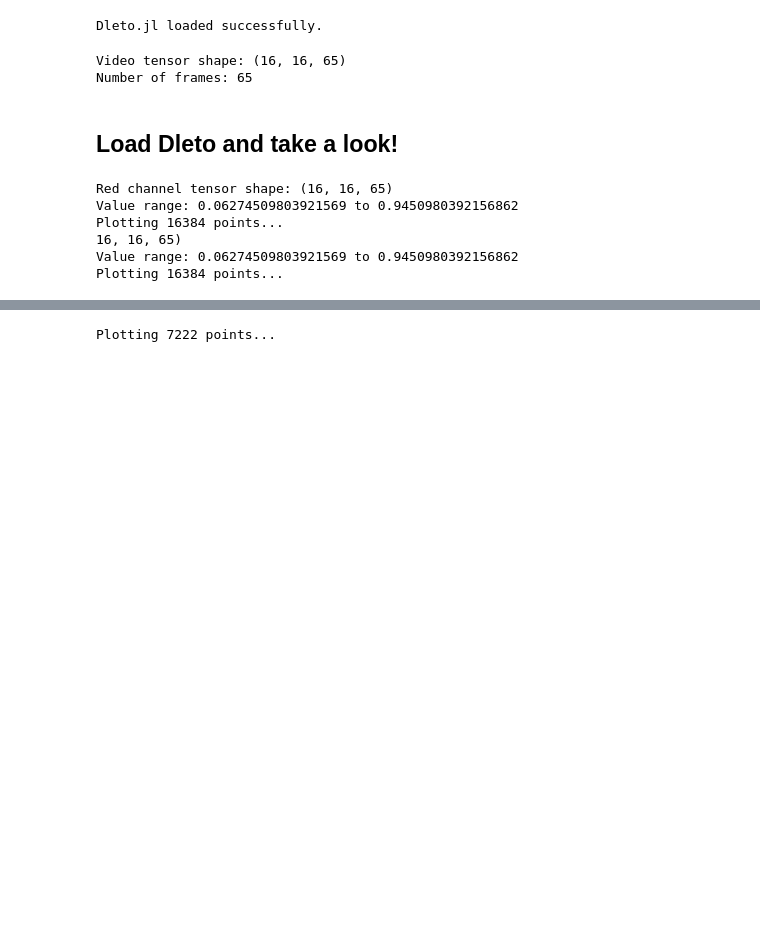
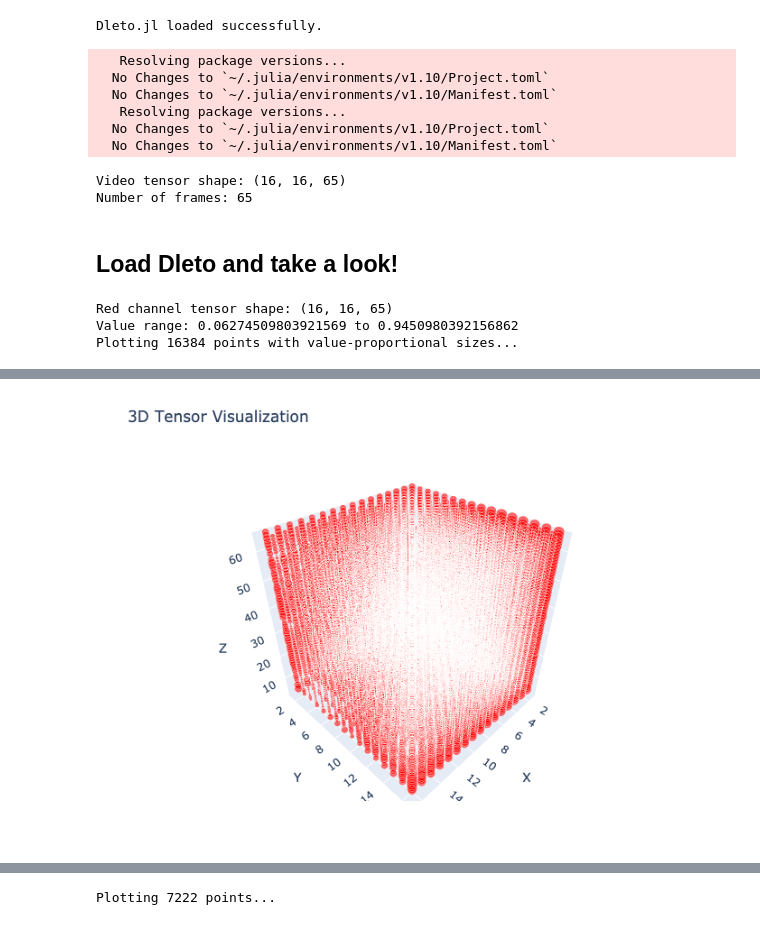
Before and after one commit to thetensor-space/OpenDleto, a Jupyter notebook: labs/data/VideoLab.ipynb, the cells around one changed output, grey strips where cells are left out. Drawn from its saved outputs; the diff is of its cells as text; code cells hidden in the pictures; blank space fills up the shorter version.

Commit message:
proportional plots

```diff
--- a/labs/data/VideoLab.ipynb
+++ b/labs/data/VideoLab.ipynb
@@ -10,9 +10,9 @@ include("../../Dleto.jl")
 Dleto.jl loaded successfully.
 # %%
 ## Uncomment if not already installed.
-# using Pkg
-# Pkg.add("VideoIO")
-# Pkg.add("ColorTypes")
+using Pkg
+Pkg.add("VideoIO")
+Pkg.add("ColorTypes")
 using VideoIO
 using ColorTypes  # Import RGB type
 
@@ -38,8 +38,14 @@ video_array = cat(frames..., dims=3)
 println("Video tensor shape: ", size(video_array))
 println("Number of frames: ", num_frames)
 # %% [output]
-Video tensor shape: (16, 16, 65)
-Number of frames: 65
+   Resolving package versions...
+  No Changes to `~/.julia/environments/v1.10/Project.toml`
+  No Changes to `~/.julia/environments/v1.10/Manifest.toml`
+   Resolving package versions...
+  No Changes to `~/.julia/environments/v1.10/Project.toml`
+  No Changes to `~/.julia/environments/v1.10/Manifest.toml`
+Video tensor shape: (16, 16, 65)
+Number of frames: 65
 # %% [markdown]
 ## Load Dleto and take a look!
 # %%
@@ -49,13 +55,11 @@ Number of frames: 65
 # Extract red component from each RGB pixel
 red_channel = map(x -> Float64(x.r), video_array)
 
+
 println("Red channel tensor shape: ", size(red_channel))
 println("Value range: ", minimum(red_channel), " to ", maximum(red_channel))
-plotTensor(red_channel, 0.1)
+plotTensor(red_channel, 0.1, color="red")
 # %% [output]
 Red channel tensor shape: (16, 16, 65)
 Value range: 0.06274509803921569 to 0.9450980392156862
-Plotting 16384 points...
-16, 16, 65)
-Value range: 0.06274509803921569 to 0.9450980392156862
-Plotting 16384 points...
+Plotting 16384 points with value-proportional sizes...
@@ -62,0 +66 @@ Plotting 16384 points...
+[figure, added]
```
Also changed, not shown: parts of 6 cells of this notebook, 5 other files.
